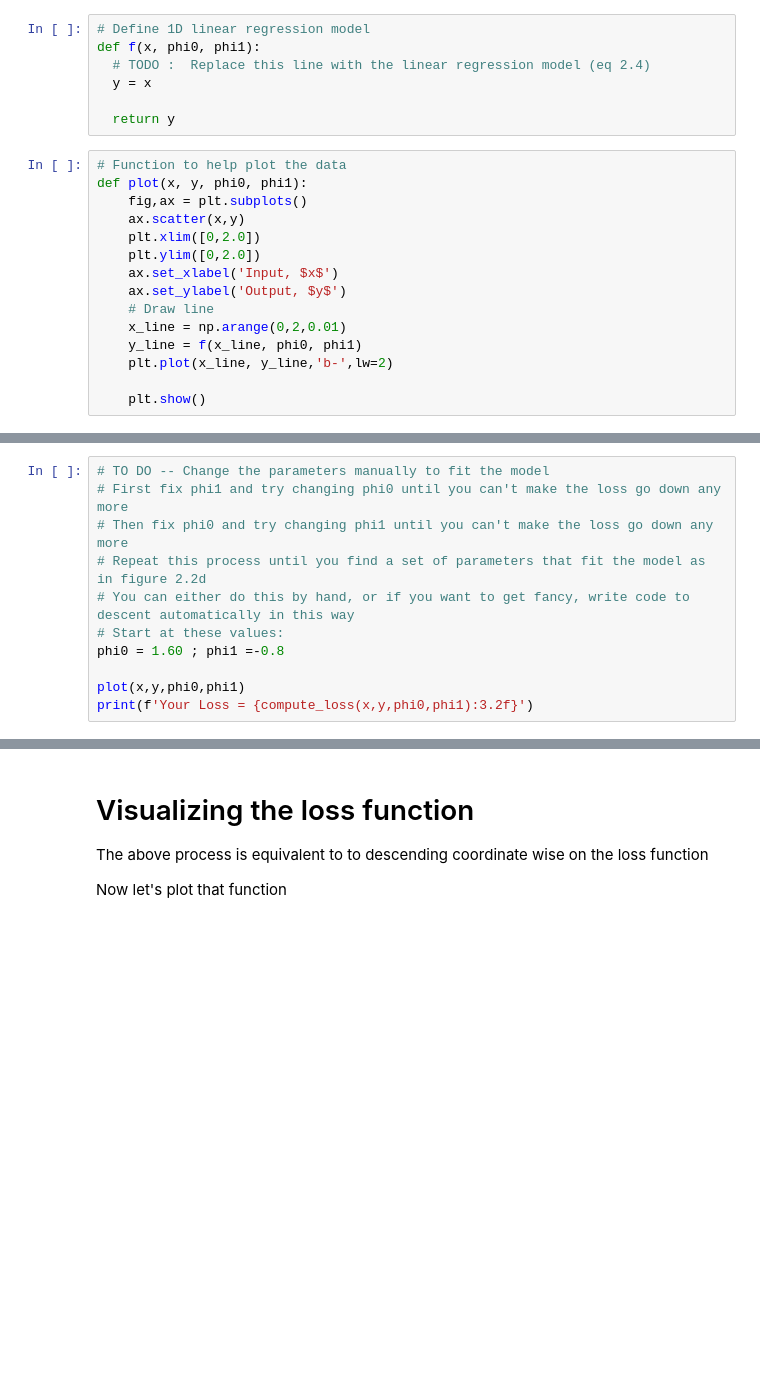
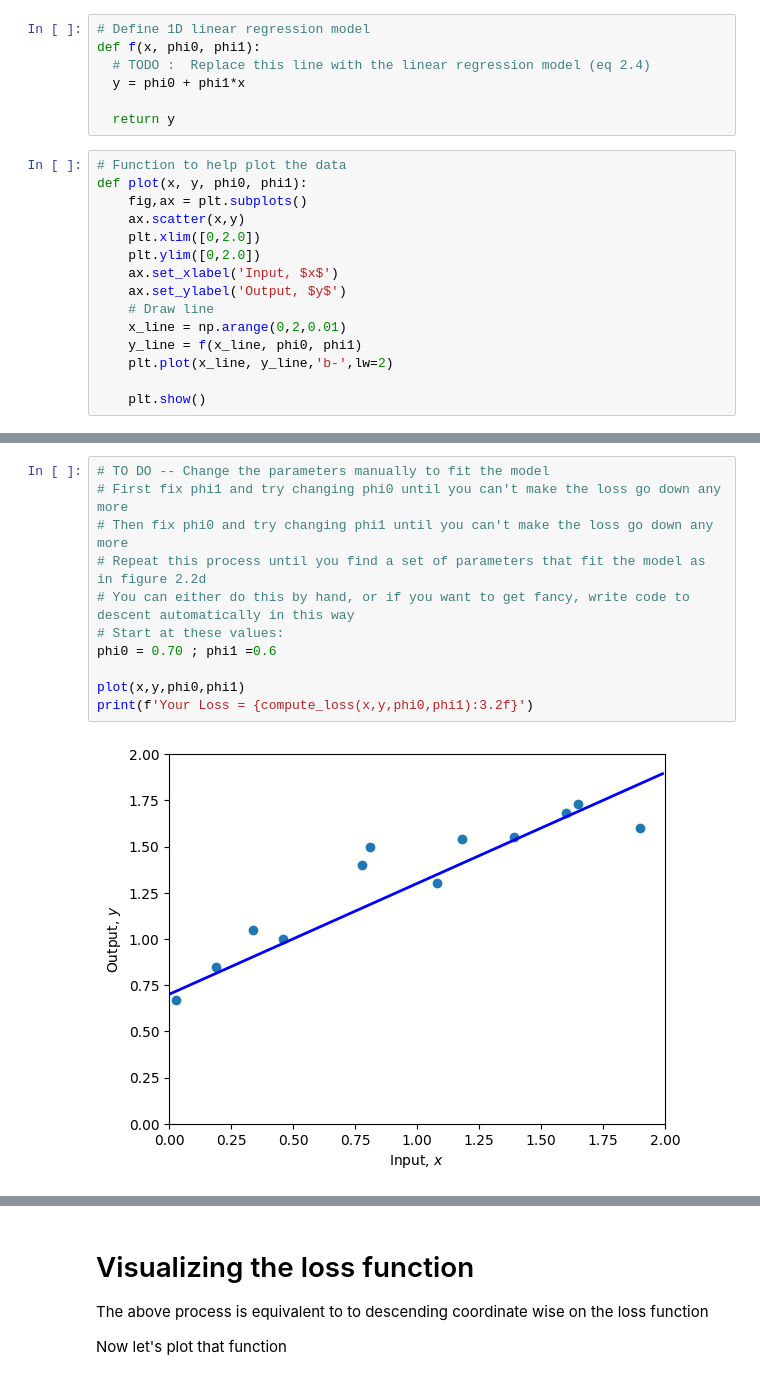
Before and after one commit to WeilongYE/udlbook, a Jupyter notebook: Notebooks/Chap02/2_1_Supervised_Learning.ipynb, the cells around one changed output, grey strips where cells are left out. Drawn from its saved outputs; the diff is of its cells as text; blank space fills up the shorter version.

```diff
--- a/Notebooks/Chap02/2_1_Supervised_Learning.ipynb
+++ b/Notebooks/Chap02/2_1_Supervised_Learning.ipynb
@@ -24,7 +27,7 @@ print(y)
 # Define 1D linear regression model
 def f(x, phi0, phi1):
   # TODO :  Replace this line with the linear regression model (eq 2.4)
-  y = x
+  y = phi0 + phi1*x
 
   return y
 # %%
@@ -70,11 +86,13 @@ print(f'Your Loss = {loss:3.2f}, Ground truth =10.28')
 # %%
 # TO DO -- Change the parameters manually to fit the model
 # First fix phi1 and try changing phi0 until you can't make the loss go down any more
 # Then fix phi0 and try changing phi1 until you can't make the loss go down any more
 # Repeat this process until you find a set of parameters that fit the model as in figure 2.2d
 # You can either do this by hand, or if you want to get fancy, write code to descent automatically in this way
 # Start at these values:
-phi0 = 1.60 ; phi1 =-0.8
+phi0 = 0.70 ; phi1 =0.6
 
 plot(x,y,phi0,phi1)
 print(f'Your Loss = {compute_loss(x,y,phi0,phi1):3.2f}')
+# %% [output]
+[figure, added]
```
Also changed, not shown: parts of 7 cells of this notebook.
